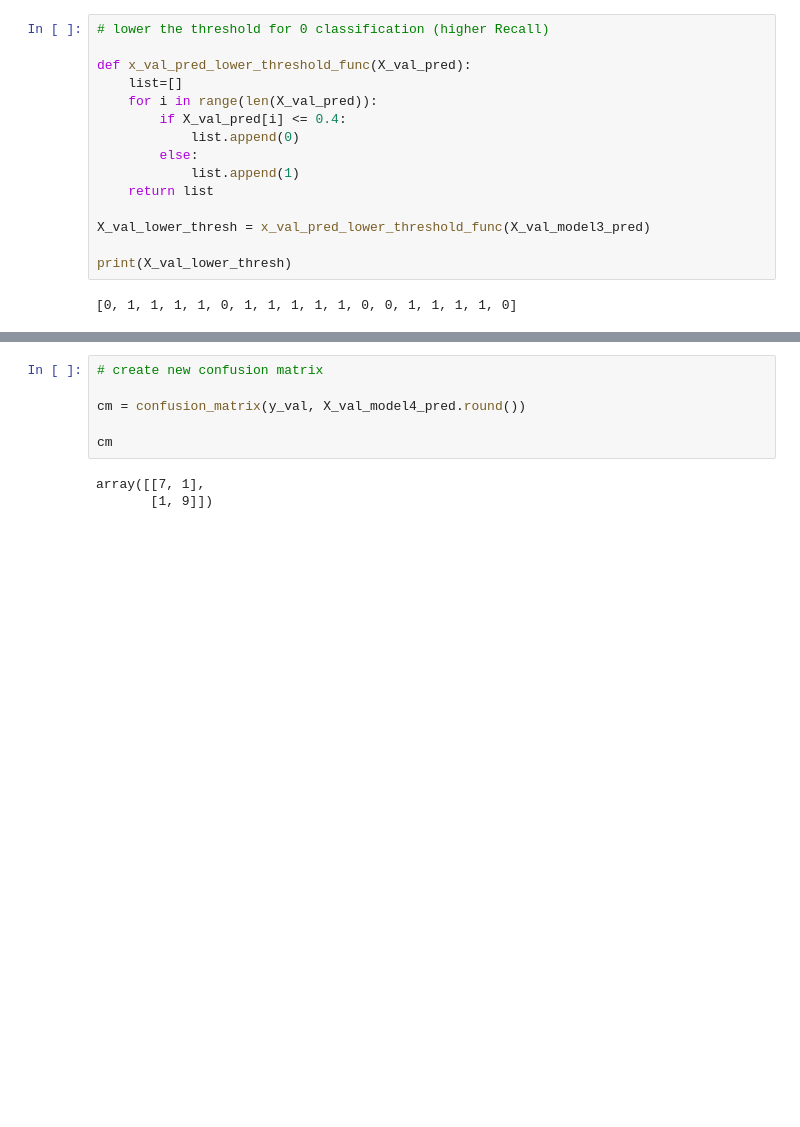
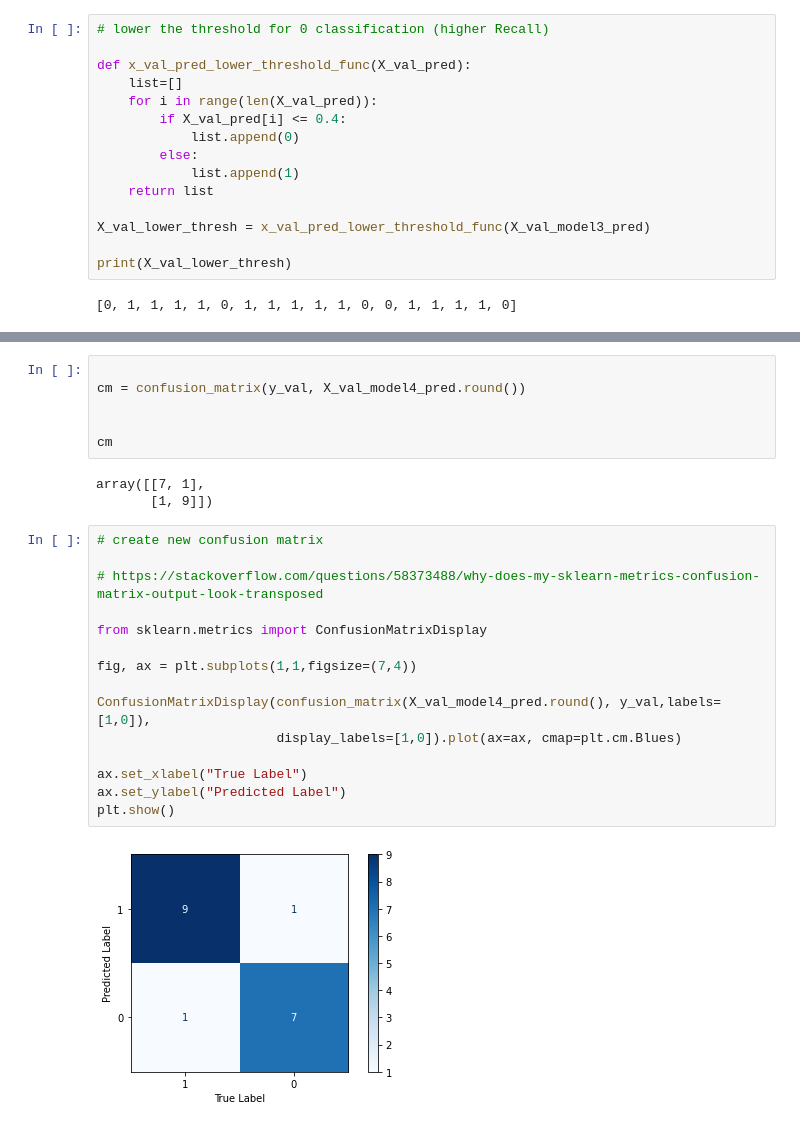
Before and after one commit to johancodes/heart-disease, a Jupyter notebook: heart_disease_ml.ipynb, the cells around one changed output, grey strips where cells are left out. Cells and saved outputs as stored; diff of their text form; blank space fills up the shorter version.

```diff
--- a/heart_disease_ml.ipynb
+++ b/heart_disease_ml.ipynb
@@ -711,9 +727,26 @@ print(X_val_model4_pred)
 # %%
-# create new confusion matrix
 
 cm = confusion_matrix(y_val, X_val_model4_pred.round())
 
+
 cm
 # %% [output]
 array([[7, 1],
        [1, 9]])
+# %%
+# create new confusion matrix
+
+# https://stackoverflow.com/questions/58373488/why-does-my-sklearn-metrics-confusion-matrix-output-look-transposed
+
+from sklearn.metrics import ConfusionMatrixDisplay
+
+fig, ax = plt.subplots(1,1,figsize=(7,4))
+
+ConfusionMatrixDisplay(confusion_matrix(X_val_model4_pred.round(), y_val,labels=[1,0]),
+                       display_labels=[1,0]).plot(ax=ax, cmap=plt.cm.Blues)
+
+ax.set_xlabel("True Label")
+ax.set_ylabel("Predicted Label")
+plt.show()
+# %% [output]
+[figure, added]
```
Also changed, not shown: parts of 14 cells of this notebook.
